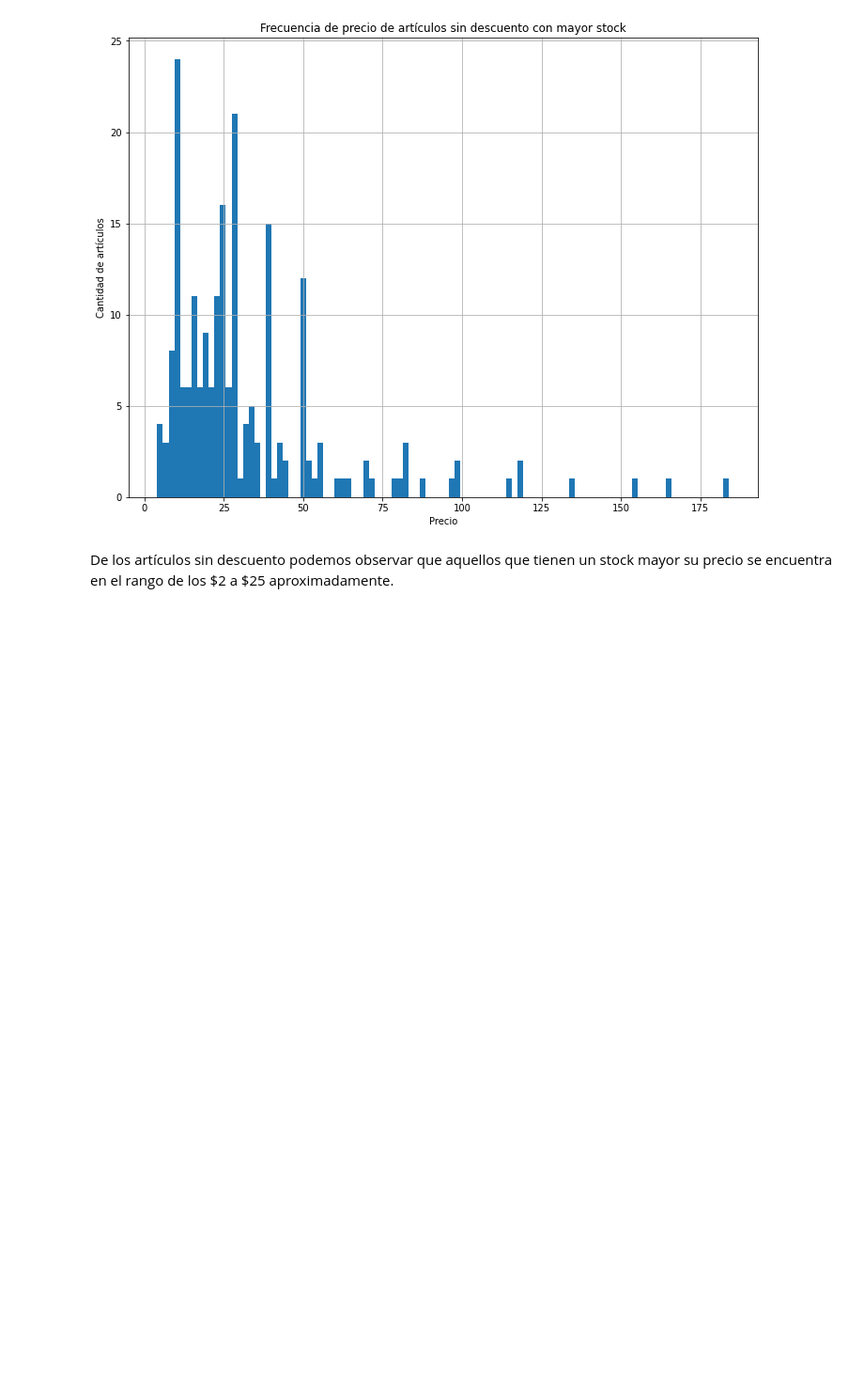
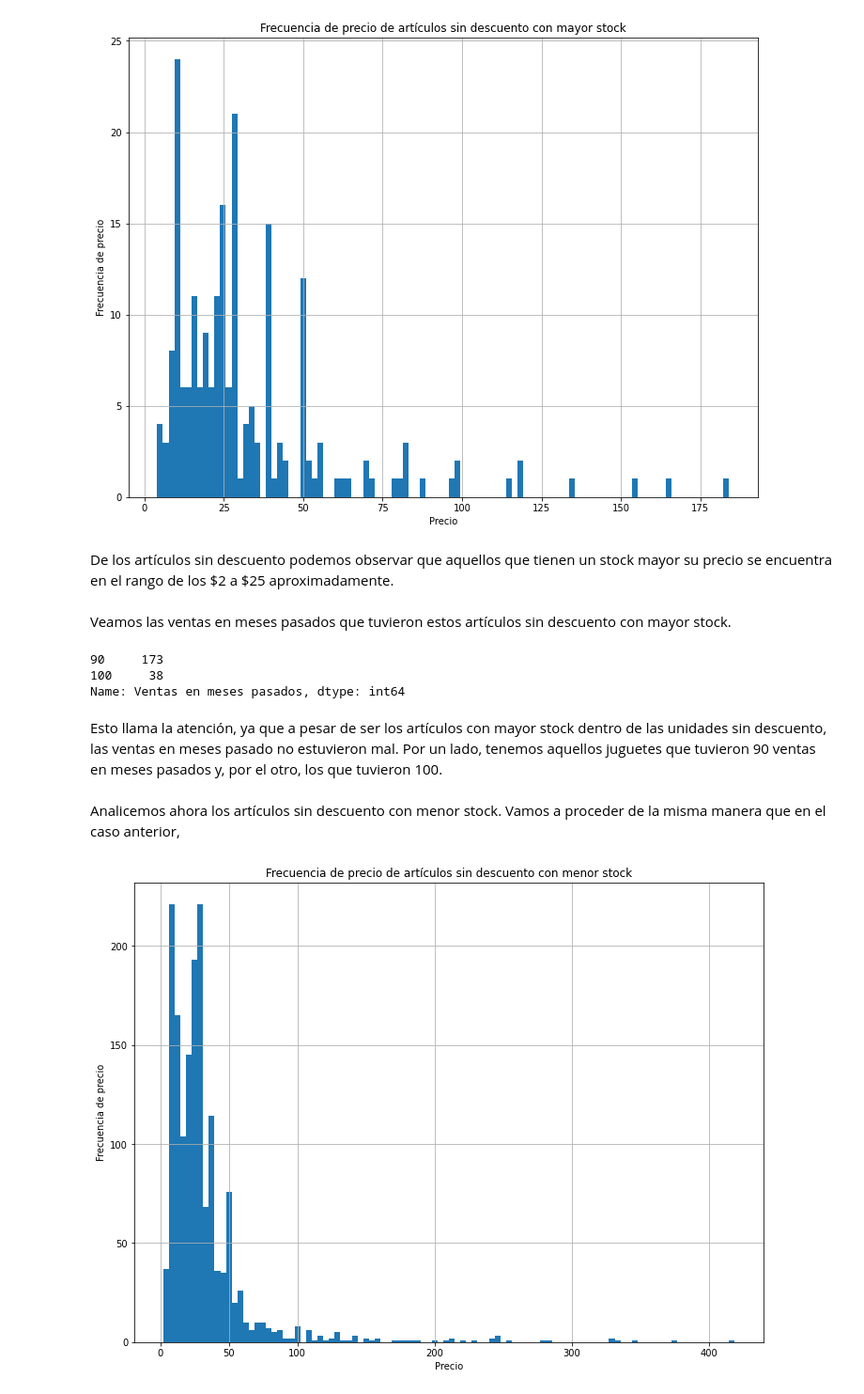
Before and after one commit to Estani94/Limpieza-y-EDA-Dataset-Amazon, a Jupyter notebook: EDA_amazon.ipynb, the cells around one changed output. Shown: that part at 94% size. Cells and saved outputs as stored; diff of their text form; code cells hidden in the pictures; blank space fills up the shorter version.

Commit message:
Analizando stock de los productos sin descuento con menor stock

```diff
--- a/EDA_amazon.ipynb
+++ b/EDA_amazon.ipynb
@@ -263,4 +265,25 @@ plt.show()
 # %% [output]
 [figure]
 # %% [markdown]
-De los artículos sin descuento podemos observar que aquellos que tienen un stock mayor su precio se encuentra en el rango de los \$2 a \$25 aproximadamente.
+De los artículos sin descuento podemos observar que aquellos que tienen un stock mayor su precio se encuentra en el rango de los &#36;2 a &#36;25 aproximadamente.
+# %% [markdown]
+Veamos las ventas en meses pasados que tuvieron estos artículos sin descuento con mayor stock.
+# %%
+sin_descuento.loc[sin_descuento['Stock']==sin_descuento['Stock'].max(), 'Ventas en meses pasados'].value_counts()
+# %% [output]
+90     173
+100     38
+Name: Ventas en meses pasados, dtype: int64
+# %% [markdown]
+Esto llama la atención, ya que a pesar de ser los artículos con mayor stock dentro de las unidades sin descuento, las ventas en meses pasado no estuvieron mal. Por un lado, tenemos aquellos juguetes que tuvieron 90 ventas en meses pasados y, por el otro, los que tuvieron 100.
+# %% [markdown]
+Analicemos ahora los artículos sin descuento con menor stock. Vamos a proceder de la misma manera que en el caso anterior,
+# %%
+sin_descuento.loc[sin_descuento['Stock']==sin_descuento['Stock'].min(), 'Precio'].hist(bins=100, figsize=(12,9))
+plt.xlabel('Precio')
+plt.ylabel('Frecuencia de precio')
+plt.title('Frecuencia de precio de artículos sin descuento con menor stock')
+plt.xticks([0, 50, 100, 200, 300, 400])
+plt.show()
+# %% [output]
+[figure, added]
```
Also changed, not shown: parts of 7 cells of this notebook.
